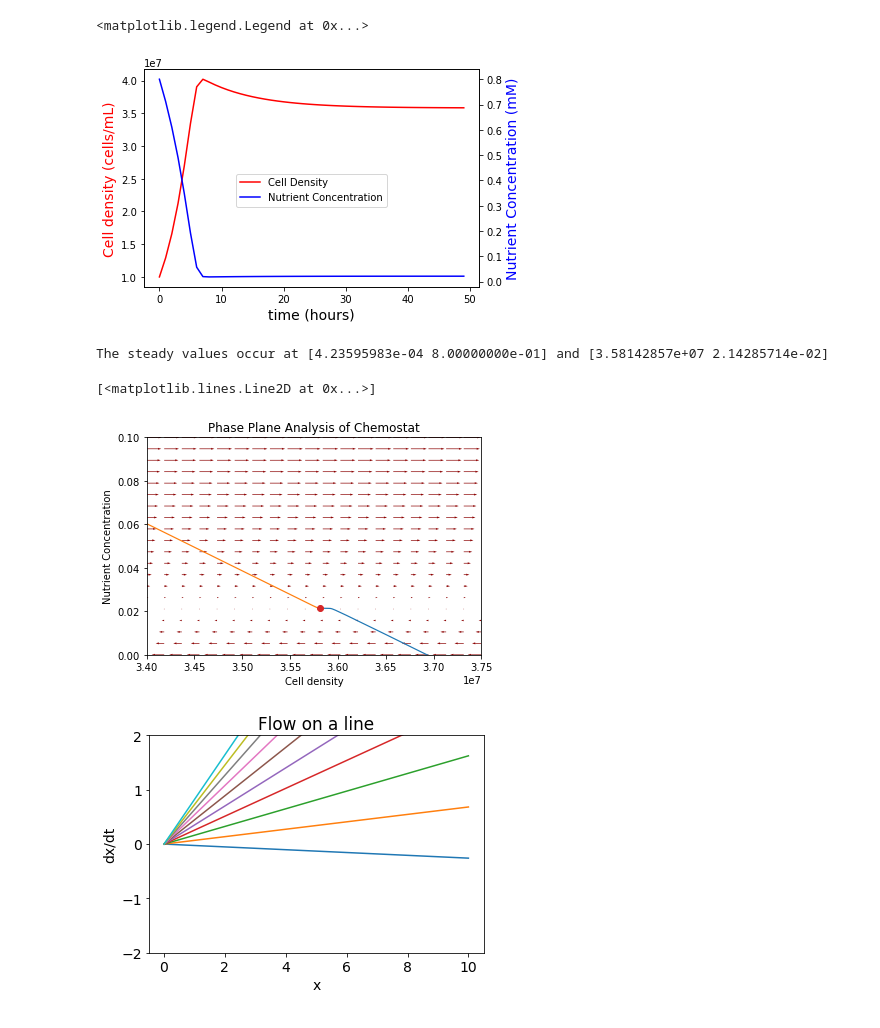
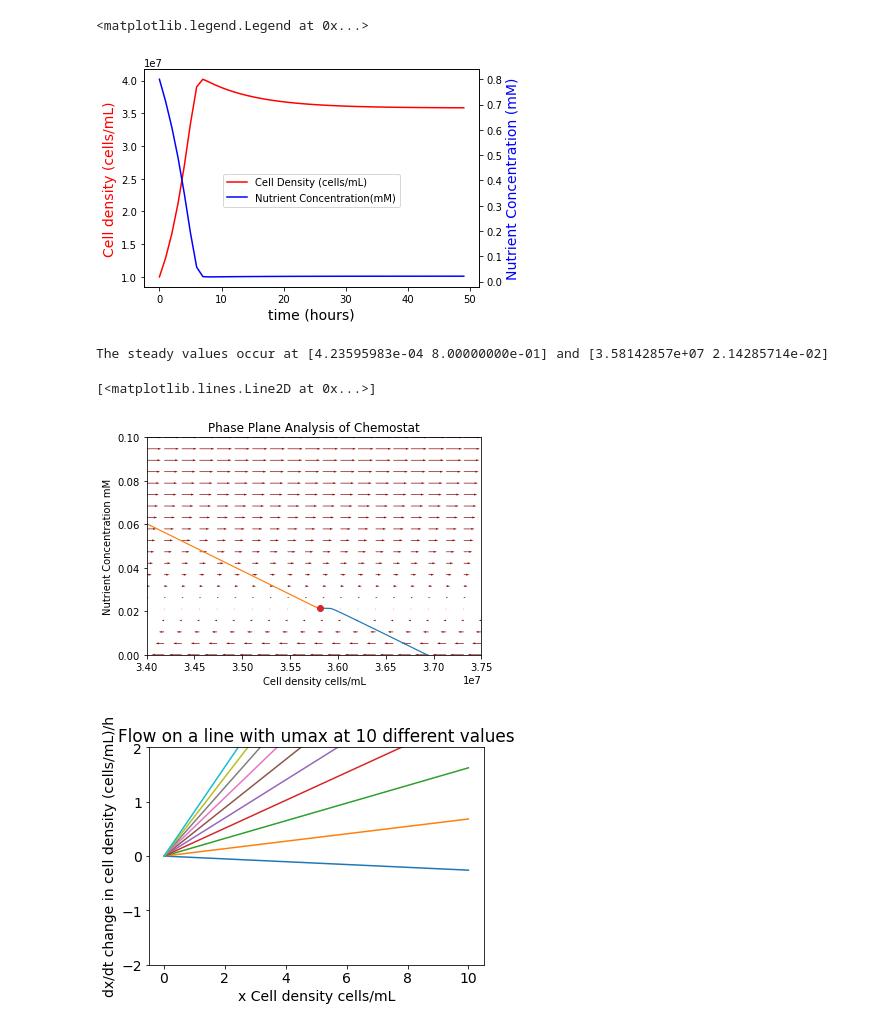
Before and after one commit to CAK25/ODE-Modeling-of-Chemostats, a Jupyter notebook: Untitled.ipynb, the cells around one changed output. Cells and saved outputs as stored; diff of their text form; code cells hidden in the pictures.

```diff
--- a/Untitled.ipynb
+++ b/Untitled.ipynb
@@ -52,10 +52,10 @@ ax2.plot(t_steps, ODE_output[:,1],'b-')
 ax2.set_ylabel("Nutrient Concentration (mM)",
                color="blue",fontsize=14)
 
-fig.legend(['Cell Density', 'Nutrient Concentration'], loc='center')
+fig.legend(['Cell Density (cells/mL)', 'Nutrient Concentration(mM)'], loc='center')
 # %% [output]
 <matplotlib.legend.Legend at 0x...>
-[figure, old version]
+[figure, new version]
 # %%
 # Phase Portrait==================================================================
 def derivatives(v):
@@ -85,8 +85,8 @@ plotdf(derivatives, # Function giving the rhs of the diff. eq. system
      nsteps = 1000,
      tmax=55)
 
-plt.xlabel("Cell density")
-plt.ylabel("Nutrient Concentration")
+plt.xlabel("Cell density cells/mL")
+plt.ylabel("Nutrient Concentration mM")
 plt.title("Phase Plane Analysis of Chemostat");
 
 from scipy.optimize import fsolve
@@ -98,7 +98,7 @@ plt.plot(ss2[0],ss2[1],'o')
 # %% [output]
 The steady values occur at [4.23595983e-04 8.00000000e-01] and [3.58142857e+07 2.14285714e-02]
 [<matplotlib.lines.Line2D at 0x...>]
-[figure, old version]
+[figure, new version]
 # %%
 # # Perform Bifurcation Analysis===================================
 # # Hysterises Effects===================================
@@ -109,34 +109,34 @@ def derivatives(v,umax):
 
 #     #Define parameters
 #     umax=0.4
     Ks=0.05
     D=0.12
     Y=4.6*10**7
     R=0.8
     s=0.8
 
 
     #Define the deriVative equations
     f = np.array([umax*s/(Ks+s)*x-D*x,
                  D*R-D*s-x/Y*umax*s/(Ks+s)])
     return f
 
 umax = np.array(np.linspace(.1,1,10),dtype=np.float64)
 # print(umax)
 
 x_values = np.array(np.linspace(0,10,100),dtype=np.float64)
 
 
 for n in umax:
     dxdt_values = np.array([],dtype=np.float64)
     for m in x_values:
         dxdt_values=np.append(dxdt_values,derivatives(m,n)[0])
     # Plot derivative vs y
     plt.rcParams.update({'font.size': 14})  # increase the font size
-    plt.xlabel("x")
-    plt.ylabel("dx/dt")
-    plt.title("Flow on a line")
+    plt.xlabel("x Cell density cells/mL")
+    plt.ylabel("dx/dt change in cell density (cells/mL)/h")
+    plt.title("Flow on a line with umax at 10 different values")
     plt.ylim(-2, 2) # zoom in as necessary
     plt.plot(x_values,dxdt_values)
 # %% [output]
-[figure, old version]
+[figure, new version]
```
Also changed, not shown: parts of 5 cells of this notebook.
